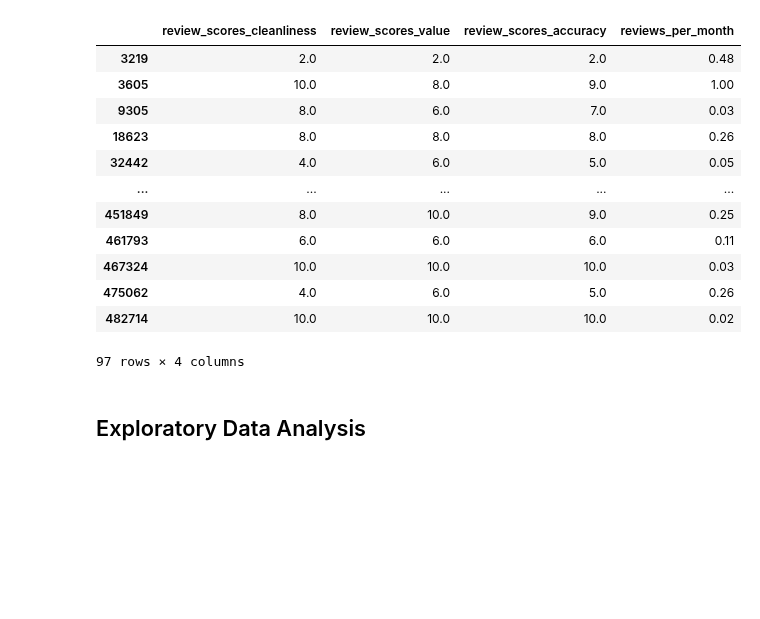
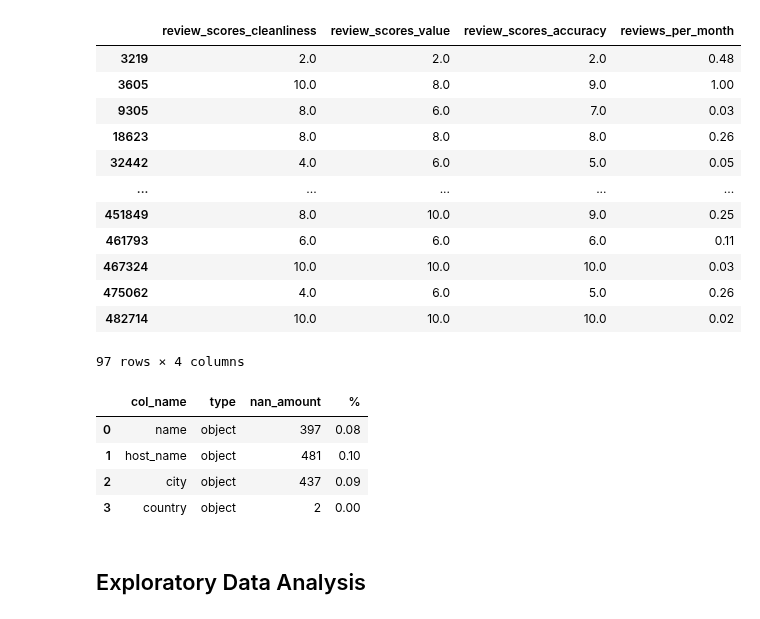
Before and after one commit to 19127592/PTDLUD, a Jupyter notebook: Project.ipynb, the cells around one changed output. Saved outputs shown, nothing was run; the diff lists cells and outputs as text; code cells hidden in the pictures; blank space fills up the shorter version.

```diff
--- a/Project.ipynb
+++ b/Project.ipynb
@@ -235,6 +231,25 @@ df2[cols].iloc[nan_idx]
 97 rows × 4 columns
 # %%
 df2['calculated_host_listings_count'] = df2.groupby('host_id')['host_id'].transform('count')
+# %%
+nan_list = df2.isna().sum().to_numpy()
+nan_idx = []
+for i in range(len(nan_list)):
+  if nan_list[i] > 0:
+    tmp = []
+    tmp.append(df2.keys()[i])
+    tmp.append(df2[df2.keys()[i]].dtypes)
+    tmp.append(nan_list[i])
+    tmp.append(round(nan_list[i]/df2.shape[0] *100,2))
+    nan_idx.append(tmp)
+df3 = pd.DataFrame(nan_idx, columns = ["col_name","type","nan_amount","%"])
+df3
+# %% [output]
+|  | col_name | type | nan_amount | % |
+| 0 | name | object | 397 | 0.08 |
+| 1 | host_name | object | 481 | 0.10 |
+| 2 | city | object | 437 | 0.09 |
+| 3 | country | object | 2 | 0.00 |
 # %% [markdown]
 ## Exploratory Data Analysis
 # %% [markdown]
```
Also changed, not shown: parts of 4 cells of this notebook.
